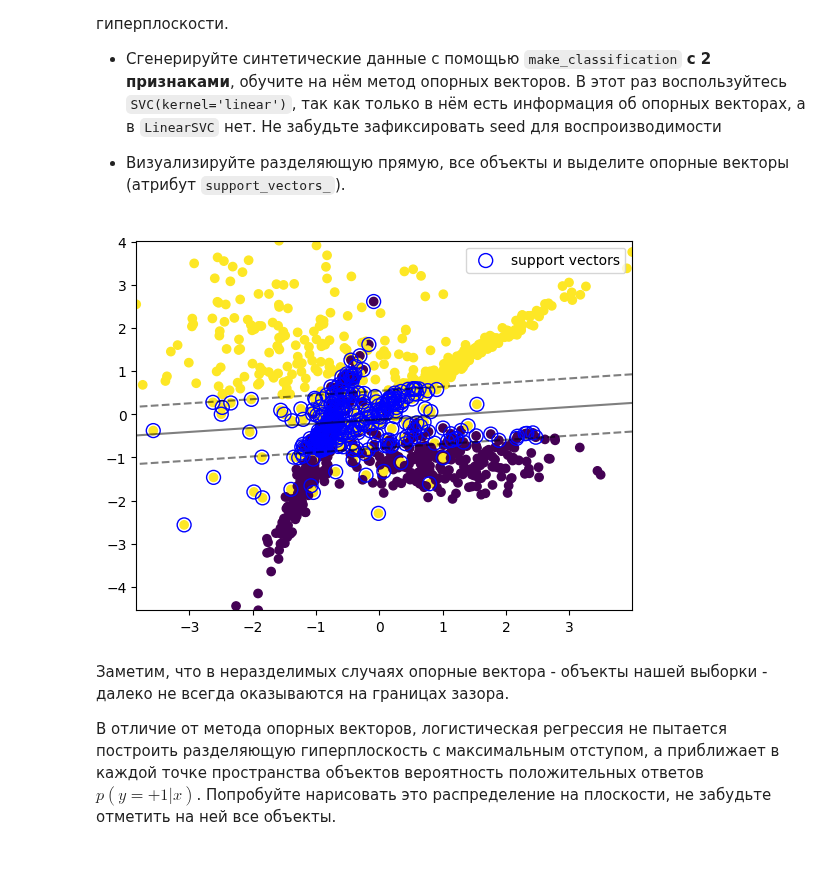
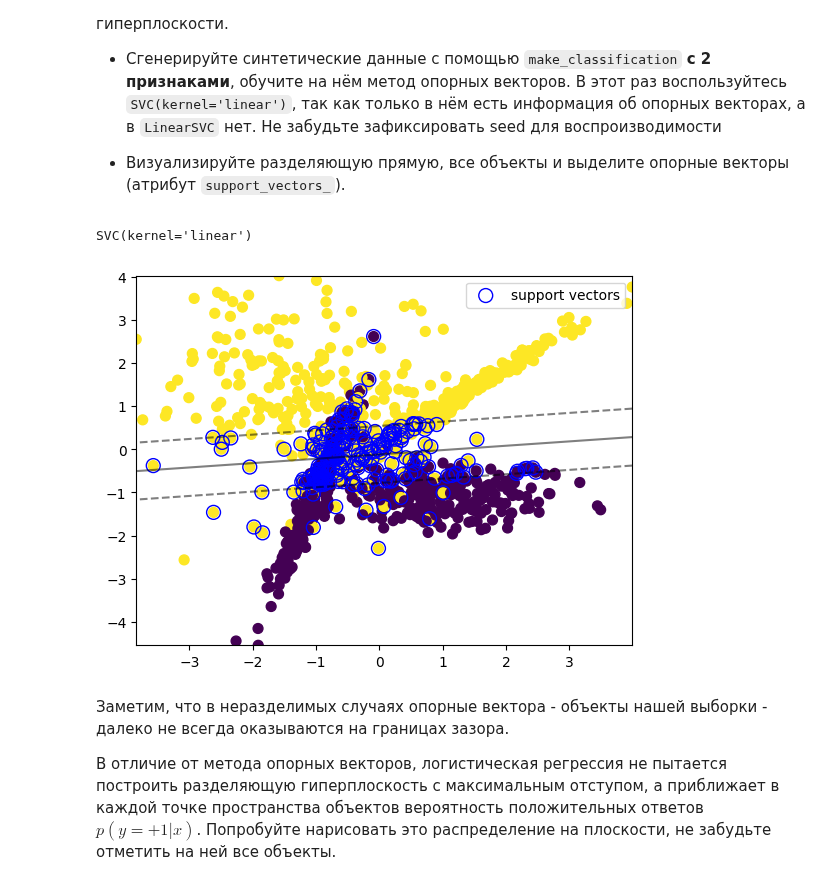
Before and after one commit to r42arty/hse, a Jupyter notebook: mod4/ML_3.ipynb, the cells around one changed output. Saved outputs shown, nothing was run; the diff lists cells and outputs as text; code cells hidden in the pictures.

```diff
--- a/mod4/ML_3.ipynb
+++ b/mod4/ML_3.ipynb
@@ -192,40 +328,44 @@ __Logistic Regression__
 X, y = make_classification(n_samples=1000, n_features=2,
                            n_informative=2, n_redundant=0, random_state=42)
 
-svc_model = # .... your code here
-# не забудьте обучить модель ;-)
+X_train, X_test, y_train, y_test = train_test_split(X, y, test_size=0.3, random_state=42, stratify=y)
+svc_model = SVC(kernel='linear')
+svc_model.fit(X_train, y_train)
+# %% [output]
+SVC(kernel='linear')
 # %%
 def plot_svm_2D(X, y, model,  plot_support=True):
 
     #создали сетку
     xx = np.linspace(X[:,0].min(), X[:,0].max(), 30)
     yy = np.linspace(X[:,1].min(), X[:,1].max(), 30)
     YY, XX = np.meshgrid(yy, xx)
     xy = np.vstack([XX.ravel(), YY.ravel()]).T
 
     #Ответы уже обученной модели для сетки для отрисовки разделяющей прямой
-    Z = # .... your code here: что-то с decision_function
+    Z = model.decision_function(xy).reshape(XX.shape)
 
     plt.contour(XX, YY, Z, colors='k', levels=[-1, 0, 1], alpha=0.5, linestyles=['--', '-', '--'])
 
 
     #Отрисовали выборку X
-    plt.scatter( # .... your code here )
+    plt.scatter(X[:, 0], X[:, 1], c=y, s=50, cmap=plt.cm.viridis)
 
     #Отрисовали опорные векторы
     if plot_support:
-        plt.scatter(# .... your code here: координаты опорных векторов по осям х и у
+        support_vectors = model.support_vectors_
+        plt.scatter(support_vectors[:, 0], support_vectors[:, 1],
                    label='support vectors',
                    s=100,
                    linewidth=1,
                    edgecolor="blue",
                    facecolors='none')
 
     plt.legend()
 
 plot_svm_2D(X, y, svc_model)
 # %% [output]
-[figure, old version]
+[figure, new version]
 # %% [markdown]
 Заметим, что в неразделимых случаях опорные вектора - объекты нашей выборки - далеко не всегда оказываются на границах зазора.
 
```
Also changed, not shown: parts of 48 cells of this notebook.
